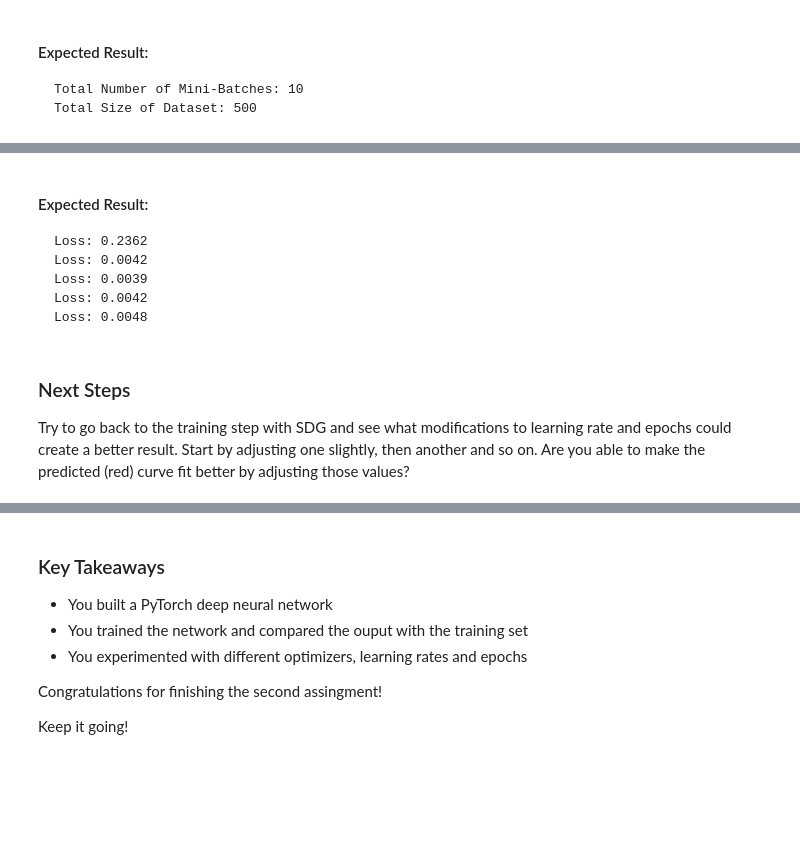
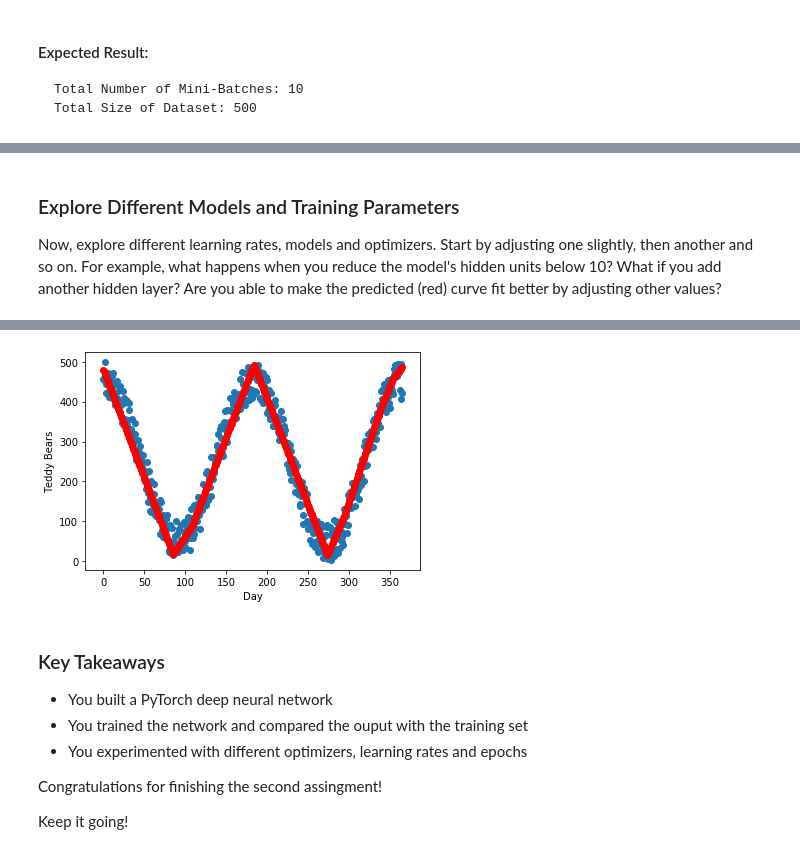
Before and after one commit to LeakyAI/PyTorch-Overview, a Jupyter notebook: Training and Inference - Solution.ipynb, the cells around one changed output, grey strips where cells are left out. Cells and saved outputs as stored; diff of their text form; code cells hidden in the pictures; blank space fills up the shorter version.

```diff
--- a/Training and Inference - Solution.ipynb
+++ b/Training and Inference - Solution.ipynb
@@ -373,11 +373,30 @@ Loss: 0.0049
-# %% [markdown]
-#### Expected Result:
-<pre>Loss: 0.2362
-Loss: 0.0042
-Loss: 0.0039
-Loss: 0.0042
-Loss: 0.0048
-</pre>
 # %% [markdown]
-### Next Steps
-Try to go back to the training step with SDG and see what modifications to learning rate and epochs could create a better result.  Start by adjusting one slightly, then another and so on.  Are you able to make the predicted (red) curve fit better by adjusting those values?
+### Explore Different Models and Training Parameters
+Now, explore different learning rates, models and optimizers.  Start by adjusting one slightly, then another and so on.  For example, what happens when you reduce the model's hidden units below 10?  What if you add another hidden layer?   Are you able to make the predicted (red) curve fit better by adjusting other values?
+# %%
+# Use a variable to define the number of hidden units in the hidden layer
+numHiddenUnits = 25
+
+class SimpleTeddyBearModel(nn.Module):
+
+        def __init__(self):
+            super().__init__()
+            self.fc1 = nn.Linear(1,numHiddenUnits)
+            self.fc2 = nn.Linear(numHiddenUnits,1)
+
+        def forward(self, x):
+            x = F.relu(self.fc1(x))
+            x = self.fc2(x)
+            return x
+
+# Create an instance of the model and print out a model summary
+net = SimpleTeddyBearModel()
+
+# Setup your training optimizer and specify your loss criteria
+optimizer = torch.optim.Adam(net.parameters(), lr=0.01)
+criterion = torch.nn.MSELoss()
+
+# Train model using mini-batches and print out result
+net = trainMiniBatch(500, net, train_loader, criterion, optimizer)
+displayResults(net,x,scaleInput,scaleOutput,day,teddyBears)
+# %% [output]
@@ -384,3 +408,4 @@ Try to go back to the training step with SDG and see what modifications to learn
+[figure, added]
 # %% [markdown]
 ### Key Takeaways
 
```
Also changed, not shown: parts of 22 cells of this notebook.
